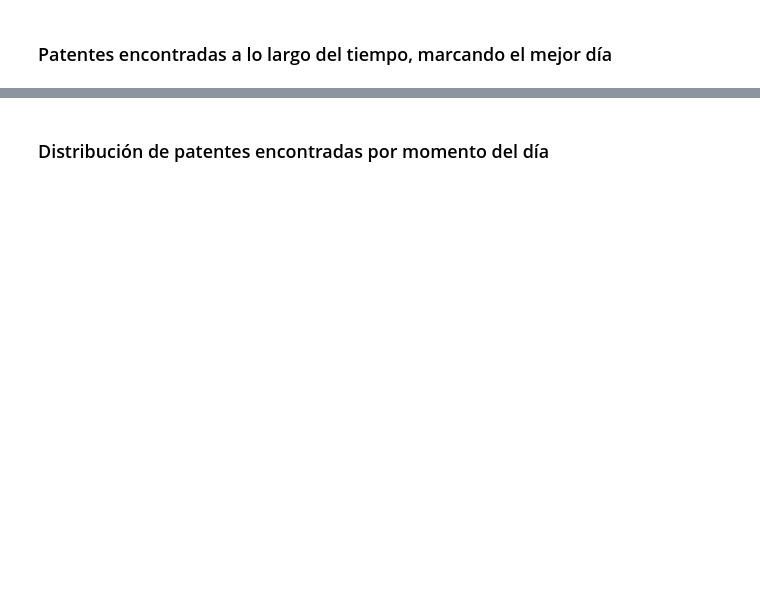
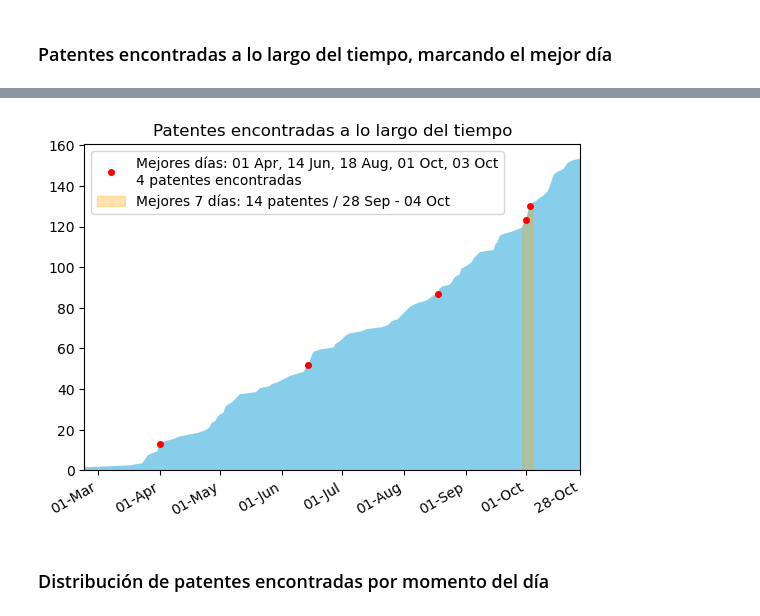
Before and after one commit to PradaJoaquin/patentamens, a Jupyter notebook: patentamens.ipynb, the cells around one changed output, grey strips where cells are left out. Cells and saved outputs as stored; diff of their text form; code cells hidden in the pictures; blank space fills up the shorter version.

```diff
--- a/patentamens.ipynb
+++ b/patentamens.ipynb
@@ -126,3 +79,74 @@ plot_found_progress(df.copy(deep=True))
+# %%
+def plot_found_progress(df: pd.DataFrame):
+    # Calculate cumulative number of patents found over time
+    found_over_time = df.groupby("fecha").size().cumsum()
+
+    # Plot the cumulative number of patents found as an area chart
+    found_over_time.plot(kind="area", color="skyblue", zorder=1)
+
+    # Remove the x label and format the x-axis to display day and month
+    plt.xlabel("")
+    plt.gca().xaxis.set_major_formatter(plt.matplotlib.dates.DateFormatter("%d-%b"))
+
+    # Generate list of the first day of each month in the data range
+    start_date = found_over_time.index.min()
+    end_date = found_over_time.index.max()
+    first_days_of_month = pd.date_range(start=start_date, end=end_date, freq="MS")  # "MS" is month start
+
+    # Include the last date if it’s more than 7 days from the last tick
+    if (end_date - first_days_of_month[-1]).days > 7:
+        first_days_of_month = first_days_of_month.append(pd.DatetimeIndex([end_date]))
+
+    # Set x-ticks to the first day of each month and, optionally, the last date
+    plt.gca().set_xticks(first_days_of_month)
+
+    # Set the x-axis limits to avoid extending beyond the data range
+    plt.xlim(start_date, end_date)
+
+    # Mark the best days in terms of patents found
+    daily_counts = df.groupby("fecha").size()
+    best_days = daily_counts.nlargest().index
+    best_day_formatted = ", ".join(best_days.strftime("%d %b"))
+    patents_found = daily_counts.max()
+    height_best_day = found_over_time.loc[best_days]
+    plt.plot_date(
+        best_days,
+        height_best_day,
+        color="red",
+        label=f"Mejores días: {best_day_formatted}\n{patents_found} patentes encontradas",
+        zorder=3,
+        markersize=4,
+    )
+
+    # Create a dataframe with every day even if no patents were found
+    all_days = pd.date_range(start=daily_counts.index.min(), end=daily_counts.index.max())
+    daily_counts = daily_counts.reindex(all_days).fillna(0)
+
+    # Calculate the rolling 7-day sum, centered for accurate window alignment
+    rolling_sum_7days = daily_counts.rolling(window=7, min_periods=7).sum()
+    best_7_days_start = rolling_sum_7days.idxmax() - pd.Timedelta(days=6)
+    best_7_days_end = best_7_days_start + pd.Timedelta(days=6)
+
+    best_7_days_sum = int(rolling_sum_7days.max())
+
+    # Highlight the range of best 7 days to the top of the cumulative curve
+    plt.fill_between(
+        found_over_time.index,
+        found_over_time,
+        where=(found_over_time.index >= best_7_days_start) & (found_over_time.index <= best_7_days_end),
+        color="orange",
+        alpha=0.3,
+        label=f"Mejores 7 días: {best_7_days_sum} patentes / {best_7_days_start.strftime('%d %b')} - {best_7_days_end.strftime('%d %b')}",
+        zorder=2
+    )
+
+    plt.legend(loc="upper left")
+    plt.title("Patentes encontradas a lo largo del tiempo")
+    plt.show()
+
+plot_found_progress(df.copy(deep=True))
+# %% [output]
+[figure, added]
 # %% [markdown]
 ### Distribución de patentes encontradas por momento del día
 # %%
```
Also changed, not shown: parts of 22 cells of this notebook, 1 other file.
